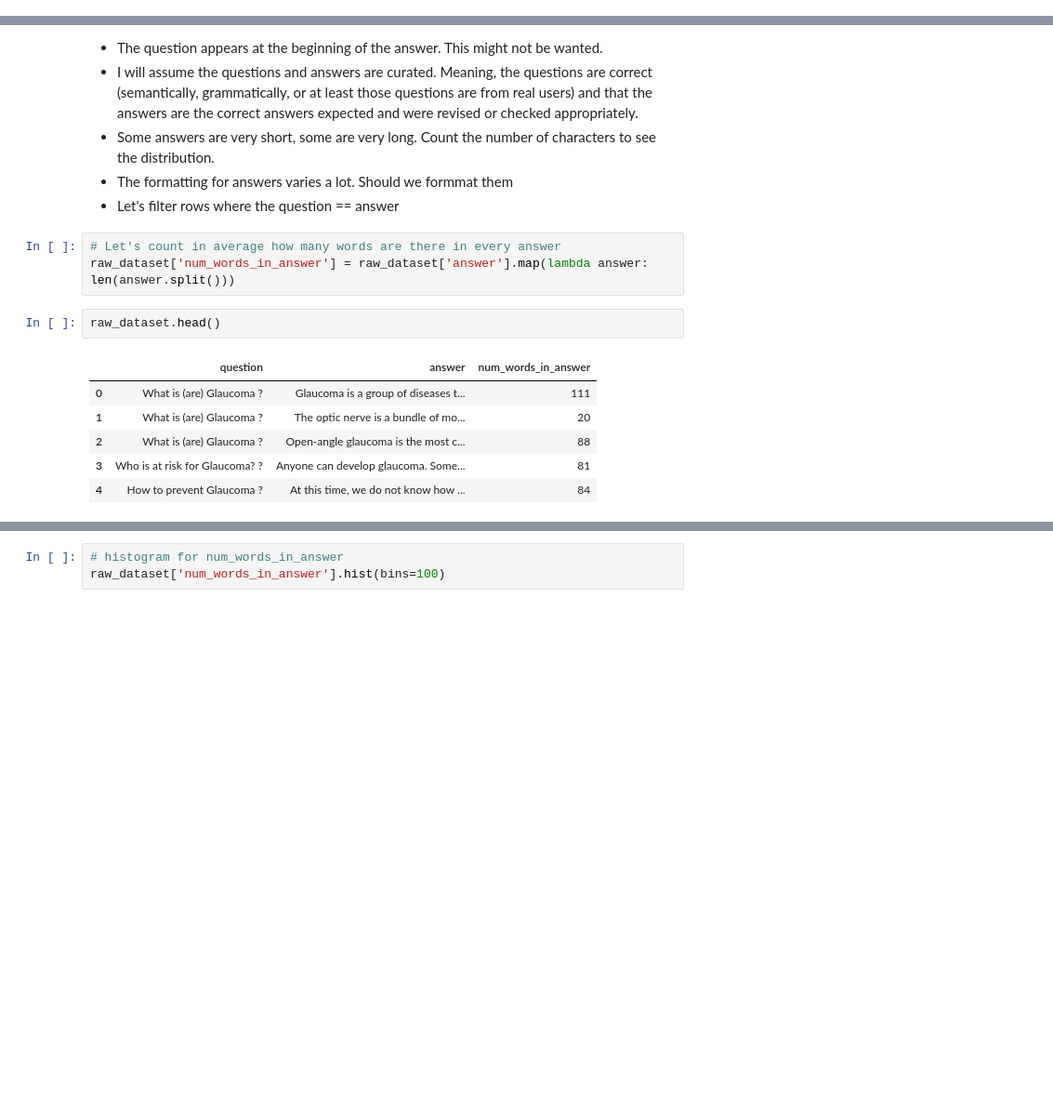
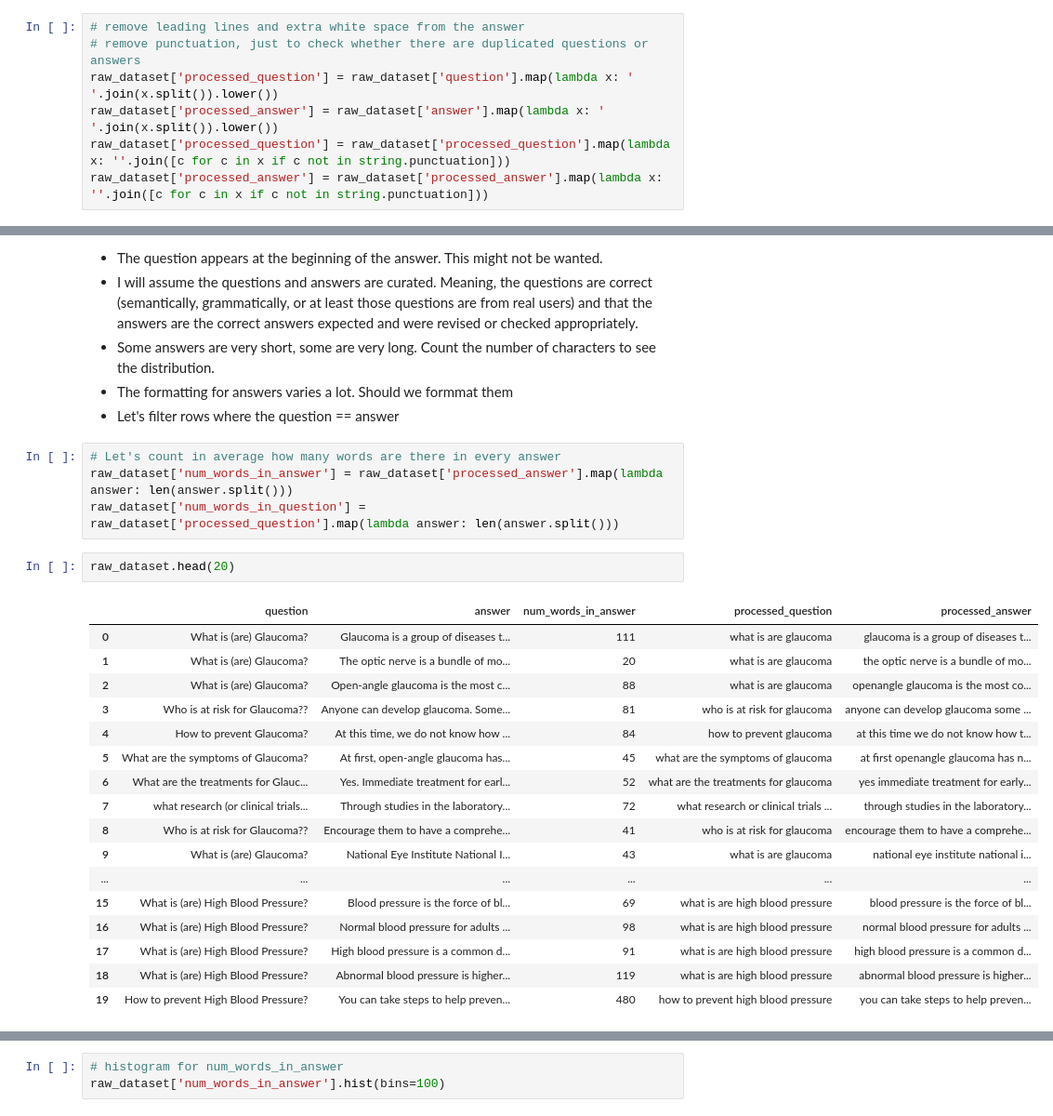
Before and after one commit to alditus/medical_assistant_bot_assignment, a Jupyter notebook: notebooks/data_exploration_eda/exploratory_data_analysis.ipynb, the cells around one changed output, grey strips where cells are left out. Shown at 93% size. Saved outputs shown, nothing was run; the diff lists cells and outputs as text; blank space fills up the shorter version.

Commit message:
Updated exploration code for the dataset

```diff
--- a/notebooks/data_exploration_eda/exploratory_data_analysis.ipynb
+++ b/notebooks/data_exploration_eda/exploratory_data_analysis.ipynb
@@ -103,6 +103,13 @@ raw_dataset[raw_dataset['question'].map(lambda x: ''.join([c for c in x if x not
 # %%
 # Let's remove those
 raw_dataset = raw_dataset.drop(index=[2555,2556,3124,3135])
+# %%
+# remove leading lines and extra white space from the answer
+# remove punctuation, just to check whether there are duplicated questions or answers
+raw_dataset['processed_question'] = raw_dataset['question'].map(lambda x: ' '.join(x.split()).lower())
+raw_dataset['processed_answer'] = raw_dataset['answer'].map(lambda x: ' '.join(x.split()).lower())
+raw_dataset['processed_question'] = raw_dataset['processed_question'].map(lambda x: ''.join([c for c in x if c not in string.punctuation]))
+raw_dataset['processed_answer'] = raw_dataset['processed_answer'].map(lambda x: ''.join([c for c in x if c not in string.punctuation]))
 # %%
 raw_dataset.shape
 # %% [output]
@@ -178,16 +183,28 @@ What are the signs and symptoms of Myotonic dystrophy? Signs and symptoms of myo
 - Let's filter rows where the question == answer
 # %%
 # Let's count in average how many words are there in every answer
-raw_dataset['num_words_in_answer'] = raw_dataset['answer'].map(lambda answer: len(answer.split()))
+raw_dataset['num_words_in_answer'] = raw_dataset['processed_answer'].map(lambda answer: len(answer.split()))
+raw_dataset['num_words_in_question'] = raw_dataset['processed_question'].map(lambda answer: len(answer.split()))
 # %%
-raw_dataset.head()
+raw_dataset.head(20)
 # %% [output]
-|  | question | answer | num_words_in_answer |
-| 0 | What is (are) Glaucoma ? | Glaucoma is a group of diseases t... | 111 |
-| 1 | What is (are) Glaucoma ? | The optic nerve is a bundle of mo... | 20 |
-| 2 | What is (are) Glaucoma ? | Open-angle glaucoma is the most c... | 88 |
-| 3 | Who is at risk for Glaucoma? ? | Anyone can develop glaucoma. Some... | 81 |
-| 4 | How to prevent Glaucoma ? | At this time, we do not know how ... | 84 |
+|  | question | answer | num_words_in_answer | processed_question | processed_answer |
+| 0 | What is (are) Glaucoma? | Glaucoma is a group of diseases t... | 111 | what is are glaucoma | glaucoma is a group of diseases t... |
+| 1 | What is (are) Glaucoma? | The optic nerve is a bundle of mo... | 20 | what is are glaucoma | the optic nerve is a bundle of mo... |
+| 2 | What is (are) Glaucoma? | Open-angle glaucoma is the most c... | 88 | what is are glaucoma | openangle glaucoma is the most co... |
+| 3 | Who is at risk for Glaucoma?? | Anyone can develop glaucoma. Some... | 81 | who is at risk for glaucoma | anyone can develop glaucoma some ... |
+| 4 | How to prevent Glaucoma? | At this time, we do not know how ... | 84 | how to prevent glaucoma | at this time we do not know how t... |
+| 5 | What are the symptoms of Glaucoma? | At first, open-angle glaucoma has... | 45 | what are the symptoms of glaucoma | at first openangle glaucoma has n... |
+| 6 | What are the treatments for Glauc... | Yes. Immediate treatment for earl... | 52 | what are the treatments for glaucoma | yes immediate treatment for early... |
+| 7 | what research (or clinical trials... | Through studies in the laboratory... | 72 | what research or clinical trials ... | through studies in the laboratory... |
+| 8 | Who is at risk for Glaucoma?? | Encourage them to have a comprehe... | 41 | who is at risk for glaucoma | encourage them to have a comprehe... |
+| 9 | What is (are) Glaucoma? | National Eye Institute National I... | 43 | what is are glaucoma | national eye institute national i... |
+| ... | ... | ... | ... | ... | ... |
+| 15 | What is (are) High Blood Pressure? | Blood pressure is the force of bl... | 69 | what is are high blood pressure | blood pressure is the force of bl... |
+| 16 | What is (are) High Blood Pressure? | Normal blood pressure for adults ... | 98 | what is are high blood pressure | normal blood pressure for adults ... |
+| 17 | What is (are) High Blood Pressure? | High blood pressure is a common d... | 91 | what is are high blood pressure | high blood pressure is a common d... |
+| 18 | What is (are) High Blood Pressure? | Abnormal blood pressure is higher... | 119 | what is are high blood pressure | abnormal blood pressure is higher... |
+| 19 | How to prevent High Blood Pressure? | You can take steps to help preven... | 480 | how to prevent high blood pressure | you can take steps to help preven... |
 # %%
 #  check the avg number of words
 raw_dataset.describe()
```
Also changed, not shown: parts of 10 cells of this notebook.
